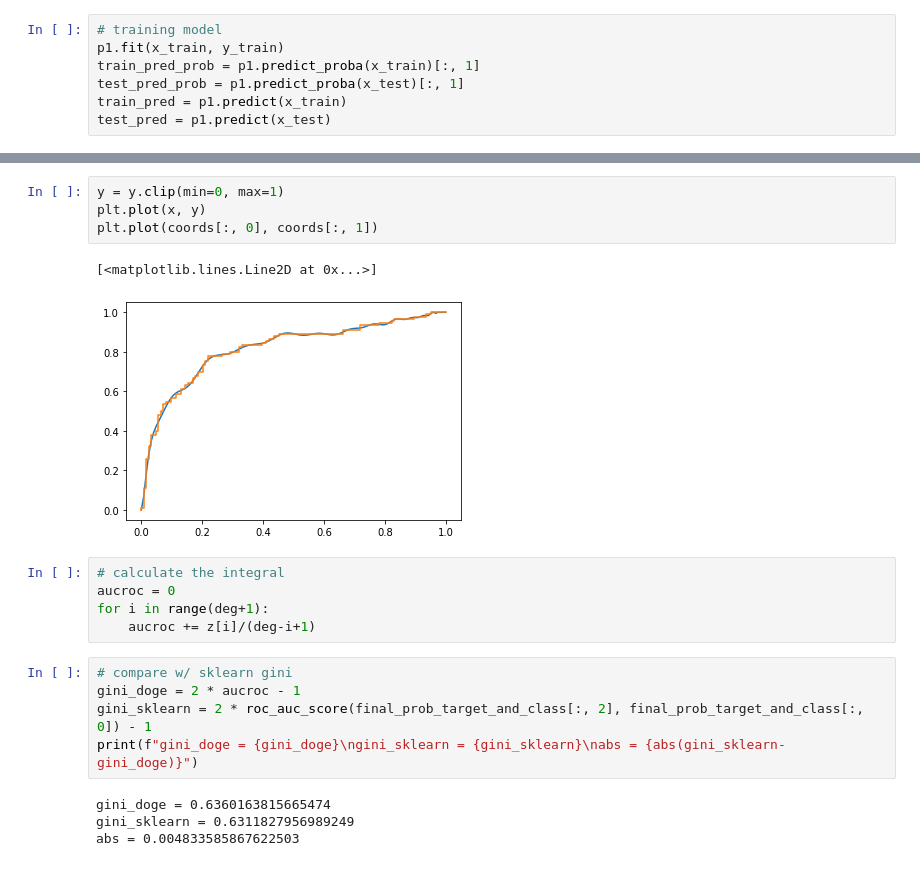
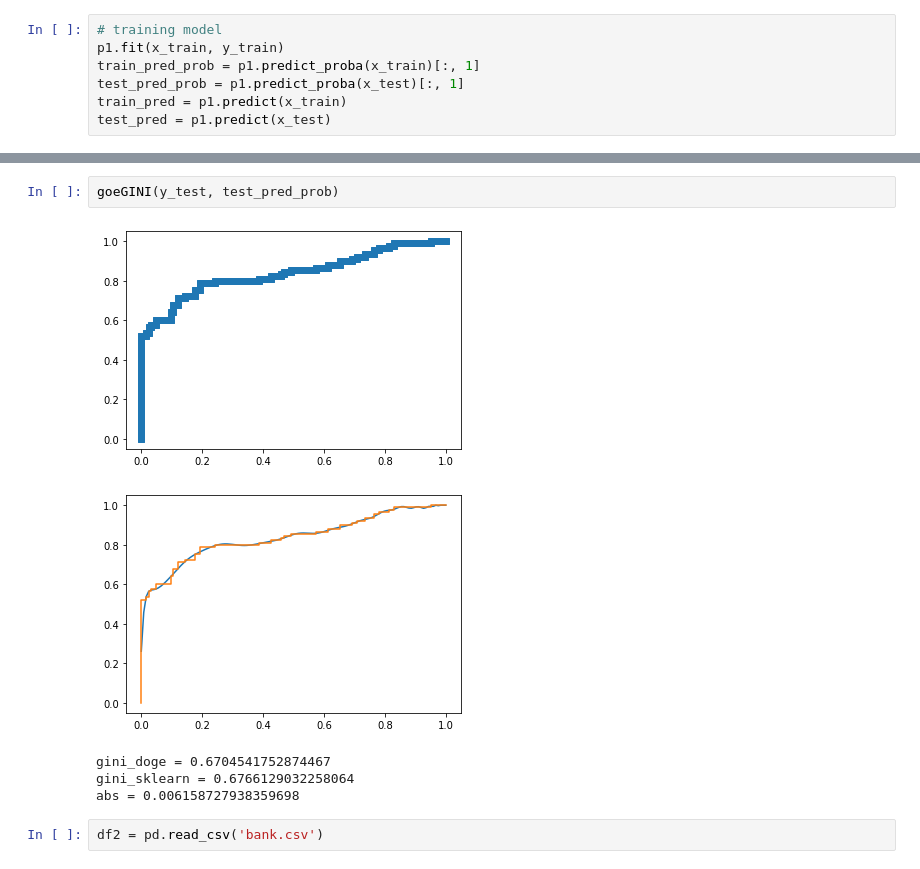
Before and after one commit to kucharaka/doge, a Jupyter notebook: DOGE.ipynb, the cells around one changed output, grey strips where cells are left out. Saved outputs shown, nothing was run; the diff lists cells and outputs as text.

```diff
--- a/DOGE.ipynb
+++ b/DOGE.ipynb
@@ -121,21 +213,10 @@ for i in range(len(x)):
-# %%
-y = y.clip(min=0, max=1)
-plt.plot(x, y)
-plt.plot(coords[:, 0], coords[:, 1])
-# %% [output]
-[<matplotlib.lines.Line2D at 0x...>]
-[figure, removed]
-# %%
-# calculate the integral
-aucroc = 0
-for i in range(deg+1):
-    aucroc += z[i]/(deg-i+1)
-# %%
-# compare w/ sklearn gini
-gini_doge = 2 * aucroc - 1
-gini_sklearn = 2 * roc_auc_score(final_prob_target_and_class[:, 2], final_prob_target_and_class[:, 0]) - 1
-print(f"gini_doge = {gini_doge}\ngini_sklearn = {gini_sklearn}\nabs = {abs(gini_sklearn-gini_doge)}")
-# %% [output]
-gini_doge = 0.6360163815665474
-gini_sklearn = 0.6311827956989249
-abs = 0.004833585867622503
+# %%
+goeGINI(y_test, test_pred_prob)
+# %% [output]
+[figure, added]
+[figure, added]
+gini_doge = 0.6704541752874467
+gini_sklearn = 0.6766129032258064
+abs = 0.006158727938359698
+# %%
+df2 = pd.read_csv('bank.csv')
```
Also changed, not shown: parts of 20 cells of this notebook, 1 other file.
